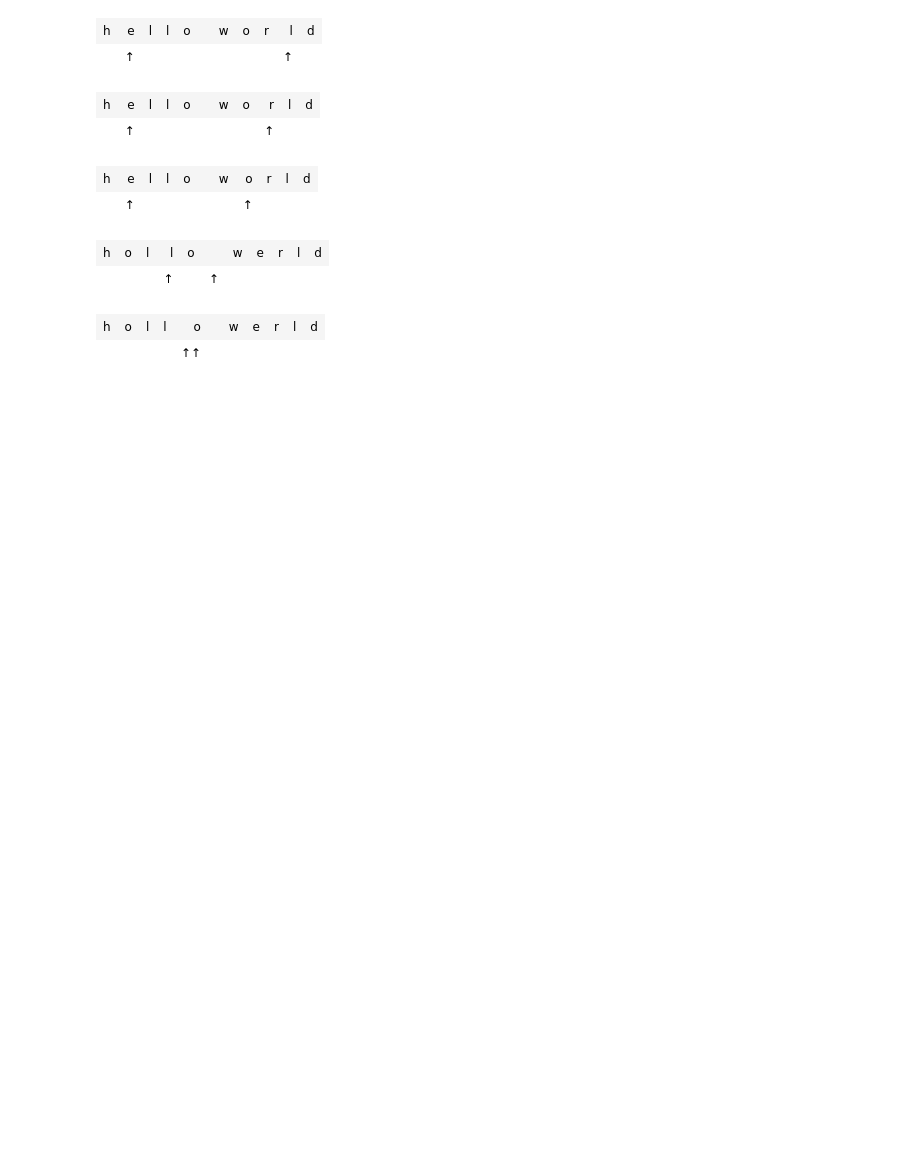
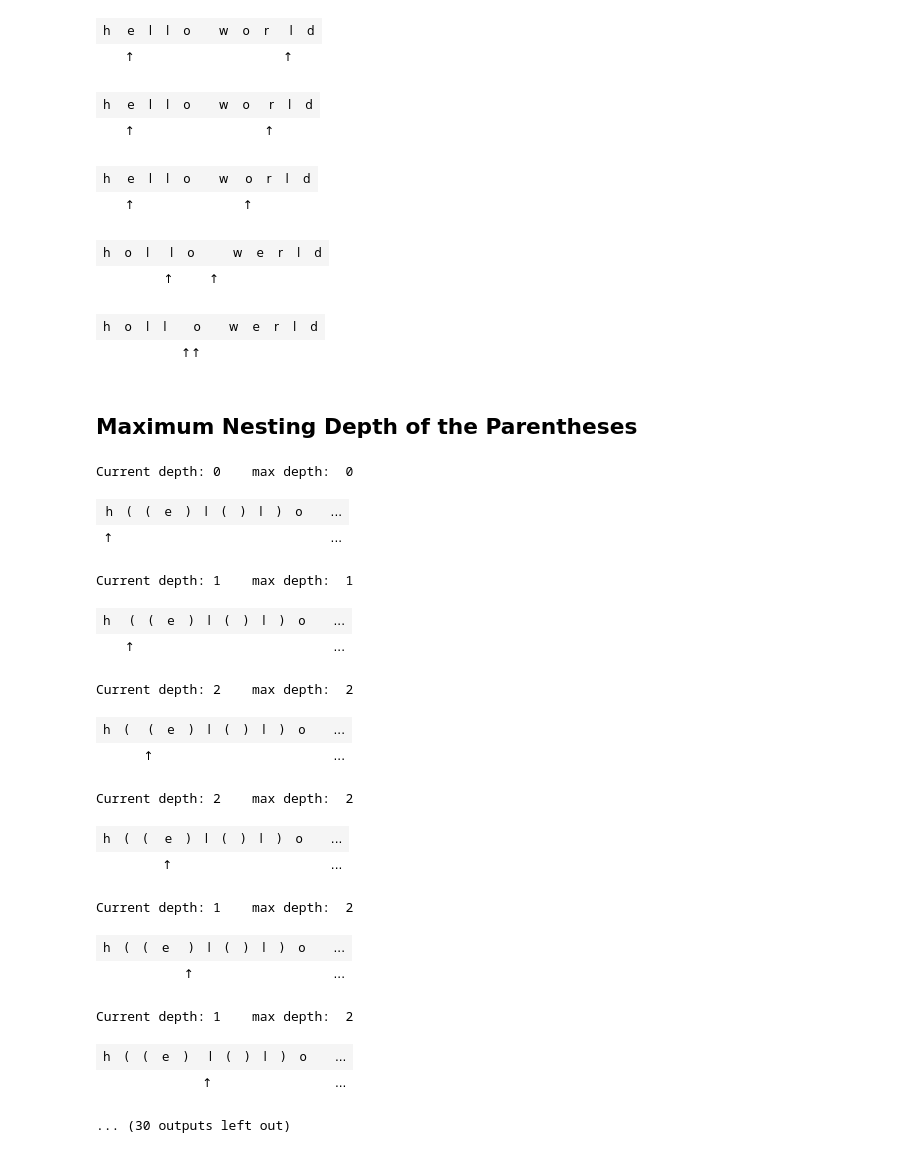
Before and after one commit to fbeilstein/algorithms, a Jupyter notebook: strings.ipynb, the cells around one changed output. Cells and saved outputs as stored; diff of their text form; code cells hidden in the pictures; blank space fills up the shorter version.

```diff
--- a/strings.ipynb
+++ b/strings.ipynb
@@ -201,3 +203,5 @@ while idx_l < idx_r:
 |  |  |  | ↑ |  | ↑ |  |  |  |  |  |
 | h | o | l | l | o |  | w | e | r | l | d |
 |  |  |  |  | ↑↑ |  |  |  |  |  |  |
+# %% [markdown]
+## Maximum Nesting Depth of the Parentheses
@@ -203,0 +216,40 @@ while idx_l < idx_r:
+# %%
+s = "h((e)l()l)o (wo(r)l)d"
+
+def show_ptrs(idx_1):
+  arr = [list(s), [""]*len(s)]
+  arr[1][idx_1] += '<b style="color:green">↑</b>'
+  cols = [['#ffffff'] * len(arr[0]), ['#ffffff'] * len(arr[0])]
+  for idx,c in enumerate(s):
+    if c in "()":
+      cols[0][idx] = "#00aa00"
+  visualize_array(arr, cols,
+                [['#000000'] * len(arr[0])] * 2,
+                [True, False])
+
+max_d, running_d = 0, 0
+for idx, c in enumerate(s):
+  running_d += {'(':1, ')':-1}.get(c, 0)
+  max_d = max(running_d, max_d)
+  print("Current depth:", running_d, "   max depth: ", max_d)
+  show_ptrs(idx)
+# %% [output]
+Current depth: 0    max depth:  0
+| h | ( | ( | e | ) | l | ( | ) | l | ) | o |  | ... |
+| ↑ |  |  |  |  |  |  |  |  |  |  |  | ... |
+Current depth: 1    max depth:  1
+| h | ( | ( | e | ) | l | ( | ) | l | ) | o |  | ... |
+|  | ↑ |  |  |  |  |  |  |  |  |  |  | ... |
+Current depth: 2    max depth:  2
+| h | ( | ( | e | ) | l | ( | ) | l | ) | o |  | ... |
+|  |  | ↑ |  |  |  |  |  |  |  |  |  | ... |
+Current depth: 2    max depth:  2
+| h | ( | ( | e | ) | l | ( | ) | l | ) | o |  | ... |
+|  |  |  | ↑ |  |  |  |  |  |  |  |  | ... |
+Current depth: 1    max depth:  2
+| h | ( | ( | e | ) | l | ( | ) | l | ) | o |  | ... |
+|  |  |  |  | ↑ |  |  |  |  |  |  |  | ... |
+Current depth: 1    max depth:  2
+| h | ( | ( | e | ) | l | ( | ) | l | ) | o |  | ... |
+|  |  |  |  |  | ↑ |  |  |  |  |  |  | ... |
+... (30 outputs left out)
```
Also changed, not shown: parts of 2 cells of this notebook.
